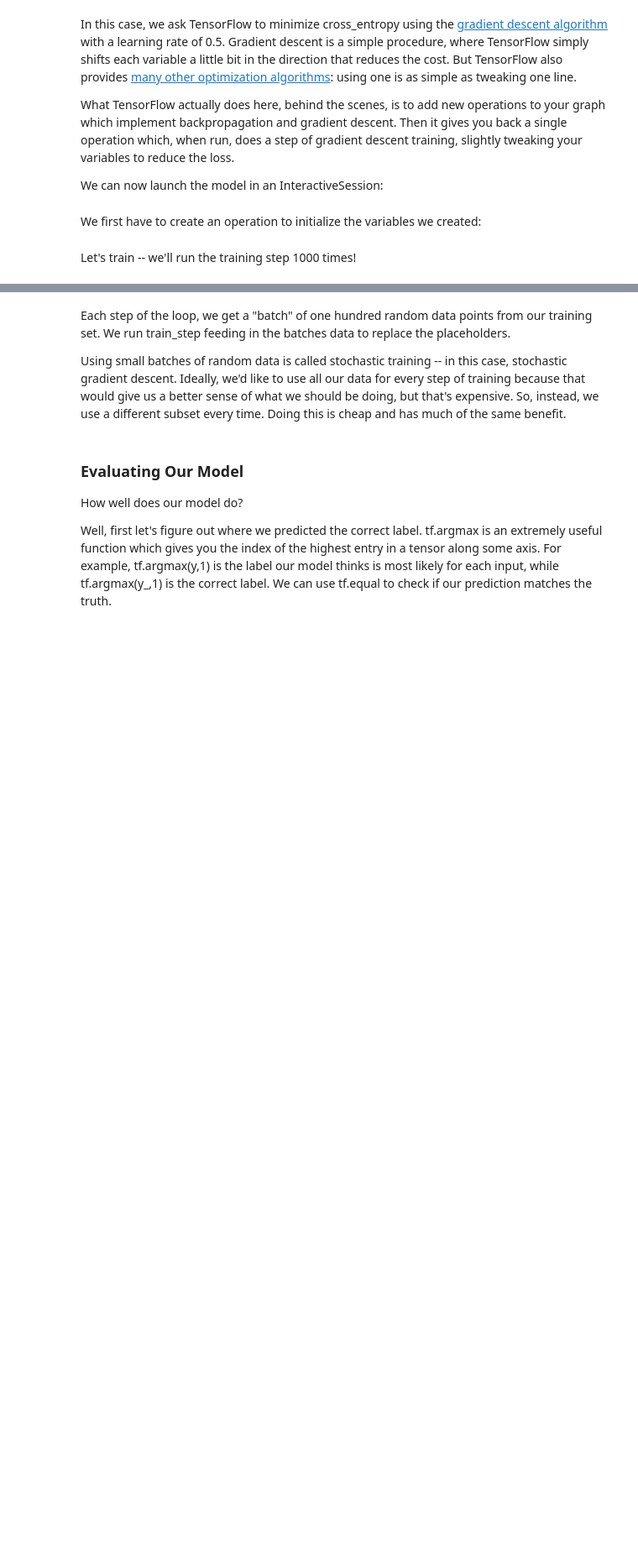
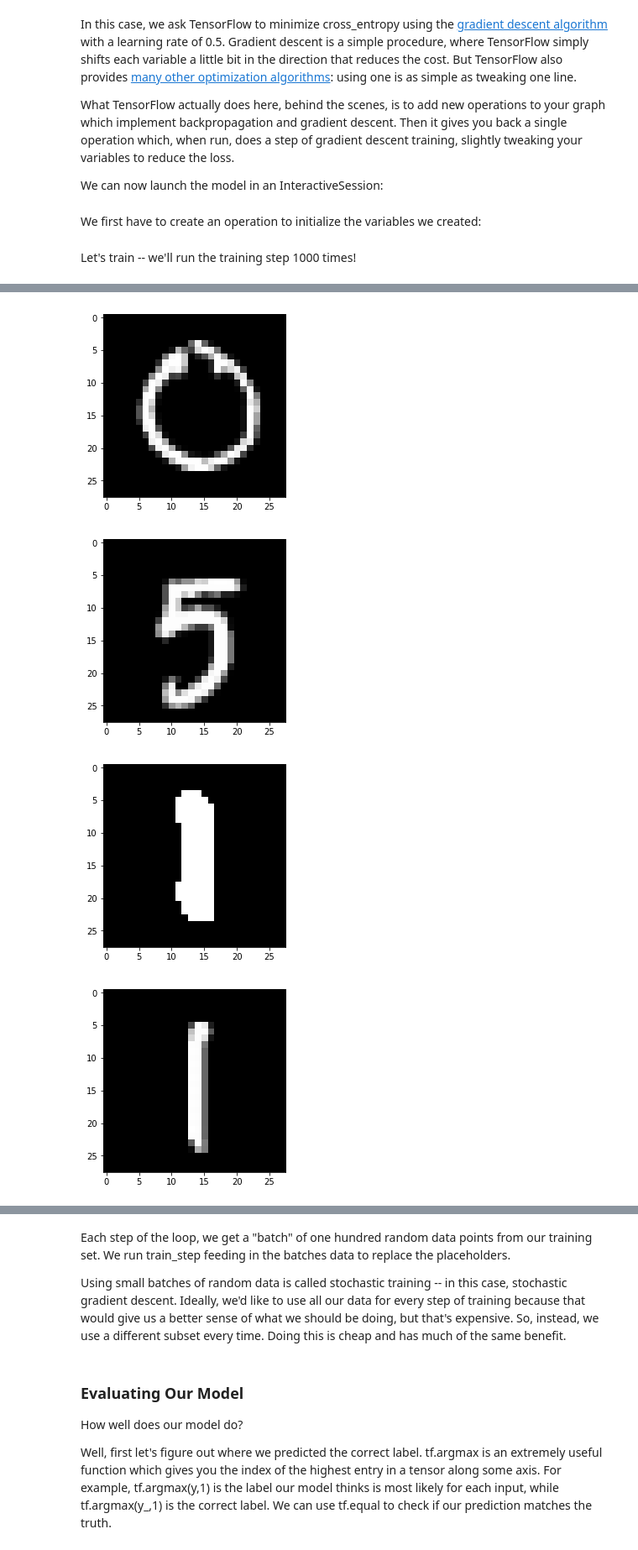
Before and after one commit to ahestevenz/learning-tensorflow, a Jupyter notebook: MNIST_SoftMax_TensorFlow.ipynb, the cells around one changed output, grey strips where cells are left out. Shown: that part at 84% size. Saved outputs shown, nothing was run; the diff lists cells and outputs as text; code cells hidden in the pictures; blank space fills up the shorter version.

Commit message:
ADD: Images and matrices (MNIST_SoftMax_TensorFlow)

```diff
--- a/MNIST_SoftMax_TensorFlow.ipynb
+++ b/MNIST_SoftMax_TensorFlow.ipynb
@@ -176,0 +200,11 @@ for _ in range(1000):
+# %%
+for i in range(10):
+    image = np.array(mnist.train.images[i*1000,:])
+    image = image.reshape((28, 28))
+    plt.imshow(image, cmap='gray')
+    plt.show()
+# %% [output]
+[figure, added]
+[figure, added]
+[figure, added]
+[figure, added]
```
Also changed, not shown: parts of 4 cells of this notebook.
